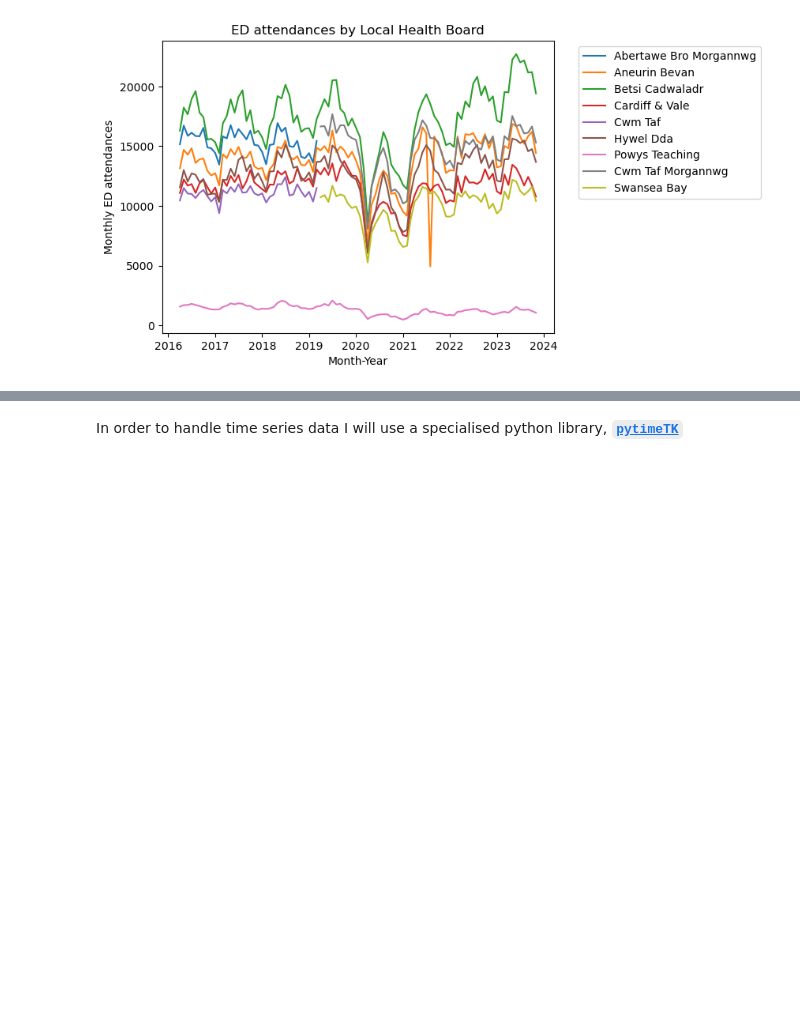
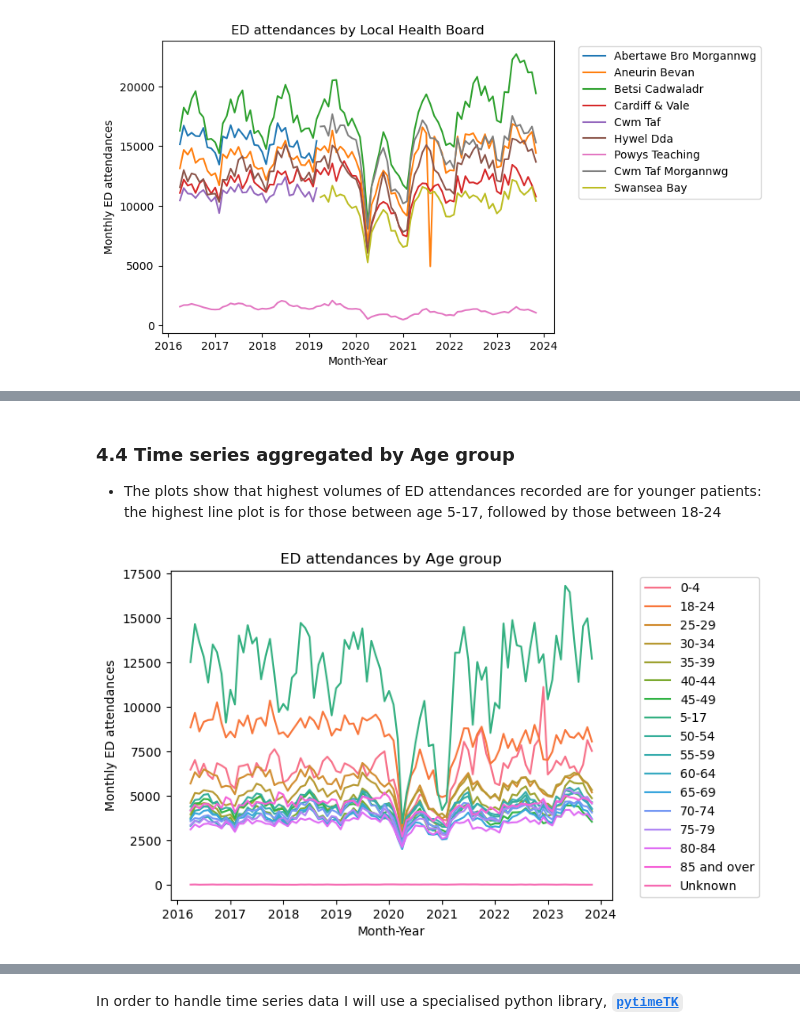
Before and after one commit to AuraFrizzati/python2-swansea-course, a Jupyter notebook: final_project/final_project_python2_AuraFrizzati.ipynb, the cells around one changed output, grey strips where cells are left out. Drawn from its saved outputs; the diff is of its cells as text; code cells hidden in the pictures; blank space fills up the shorter version.

```diff
--- a/final_project/final_project_python2_AuraFrizzati.ipynb
+++ b/final_project/final_project_python2_AuraFrizzati.ipynb
@@ -317,0 +350,34 @@ plt.show()
+# %% [markdown]
+### **4.4 Time series aggregated by Age group**
+
+- The plots show that highest volumes of ED attendances recorded are for younger patients: the highest line plot is for those between age 5-17, followed by those between 18-24
+# %%
+## aggregate the data by year and age group
+ED_wales_data_cln_Age = ED_wales_data_cln.groupby(['Date_ItemName_ENG','Age_ItemName_ENG'])['Data'].sum().reset_index()
+
+## create the interactive time plot
+fig = px.line(
+    ED_wales_data_cln_Age.sort_values(by='Date_ItemName_ENG'),
+    x='Date_ItemName_ENG',
+    y='Data',
+    color= 'Age_ItemName_ENG')
+fig.update_layout(
+    title="ED attendances by Age group",
+    xaxis_title="Month-Year",
+    yaxis_title="Monthly ED attendances")
+fig.show()
+
+## create the static plot
+sns.lineplot(
+    x="Date_ItemName_ENG",
+    y="Data",
+    hue = "Age_ItemName_ENG",
+    data=ED_wales_data_cln_Age).set(
+        title="ED attendances by Age group",
+        xlabel="Month-Year",
+        ylabel="Monthly ED attendances")
+
+plt.legend(bbox_to_anchor=(1.05, 1), loc="upper left")
+plt.show()
+# %% [output]
+[figure, added]
```
Also changed, not shown: parts of 8 cells of this notebook.
